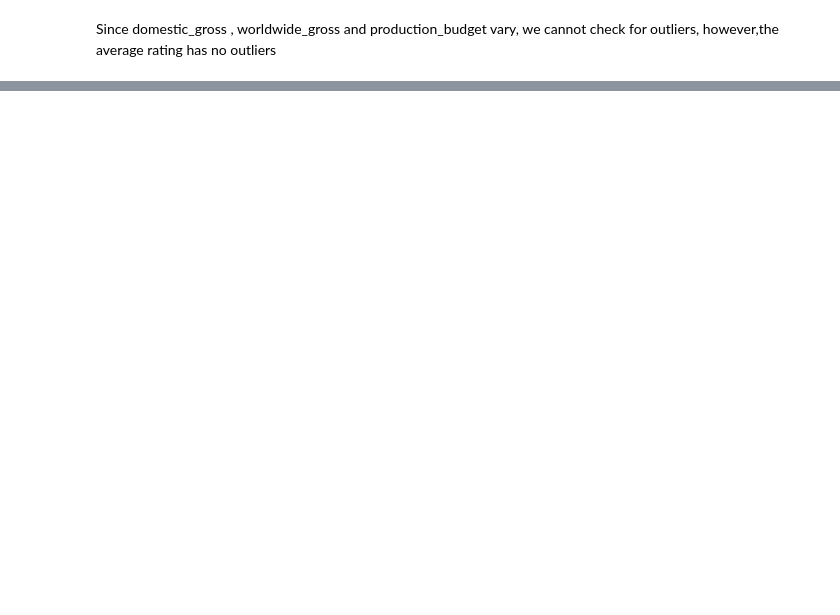
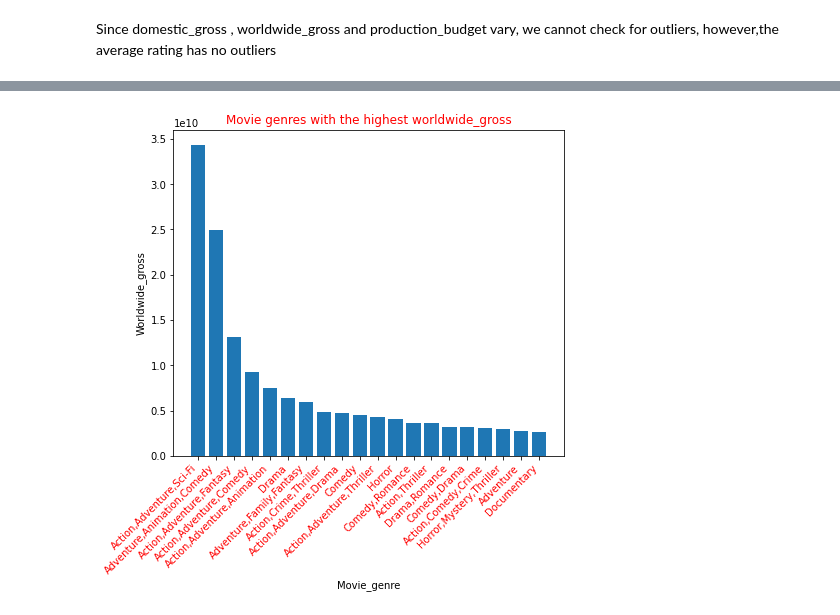
Before and after one commit to lucynjoroge/dsc-phase-1-project-v2-4, a Jupyter notebook: student.ipynb, the cells around one changed output, grey strips where cells are left out. Saved outputs shown, nothing was run; the diff lists cells and outputs as text; code cells hidden in the pictures; blank space fills up the shorter version.

```diff
--- a/student.ipynb
+++ b/student.ipynb
@@ -491,0 +582,4 @@ Since domestic_gross , worldwide_gross and production_budget vary, we cannot che
+# %%
+#Let us begin by creating a dataframe with the columns of interest
+income_generation_df = final_merge_df[["genres" ,"worldwide_gross"]]
+income_generation_df
@@ -491,0 +615,3 @@ Since domestic_gross , worldwide_gross and production_budget vary, we cannot che
+# %%
+income_generation_df = income_generation_df.groupby("genres").sum().sort_values(by = ["worldwide_gross"],ascending = False)
+income_generation_df
@@ -491,0 +633,3 @@ Since domestic_gross , worldwide_gross and production_budget vary, we cannot che
+# %%
+x = income_generation_df.head(20).index
+y = income_generation_df["worldwide_gross"].head(20)
@@ -491,0 +639,12 @@ Since domestic_gross , worldwide_gross and production_budget vary, we cannot che
+# %%
+plt.figure(figsize=(7,6))
+plt.bar(x, y)
+plt.xticks(rotation=45, ha='right' , color = "red")
+plt.title("Movie genres with the highest worldwide_gross" , color = "red")
+plt.xlabel("Movie_genre")
+plt.ylabel("Worldwide_gross")
+plt.show();
+
+#plt.savefig("Genres on worldwide_gross.jpeg");
+# %% [output]
+[figure, added]
```
Also changed, not shown: parts of 58 cells of this notebook, 1 other file.
